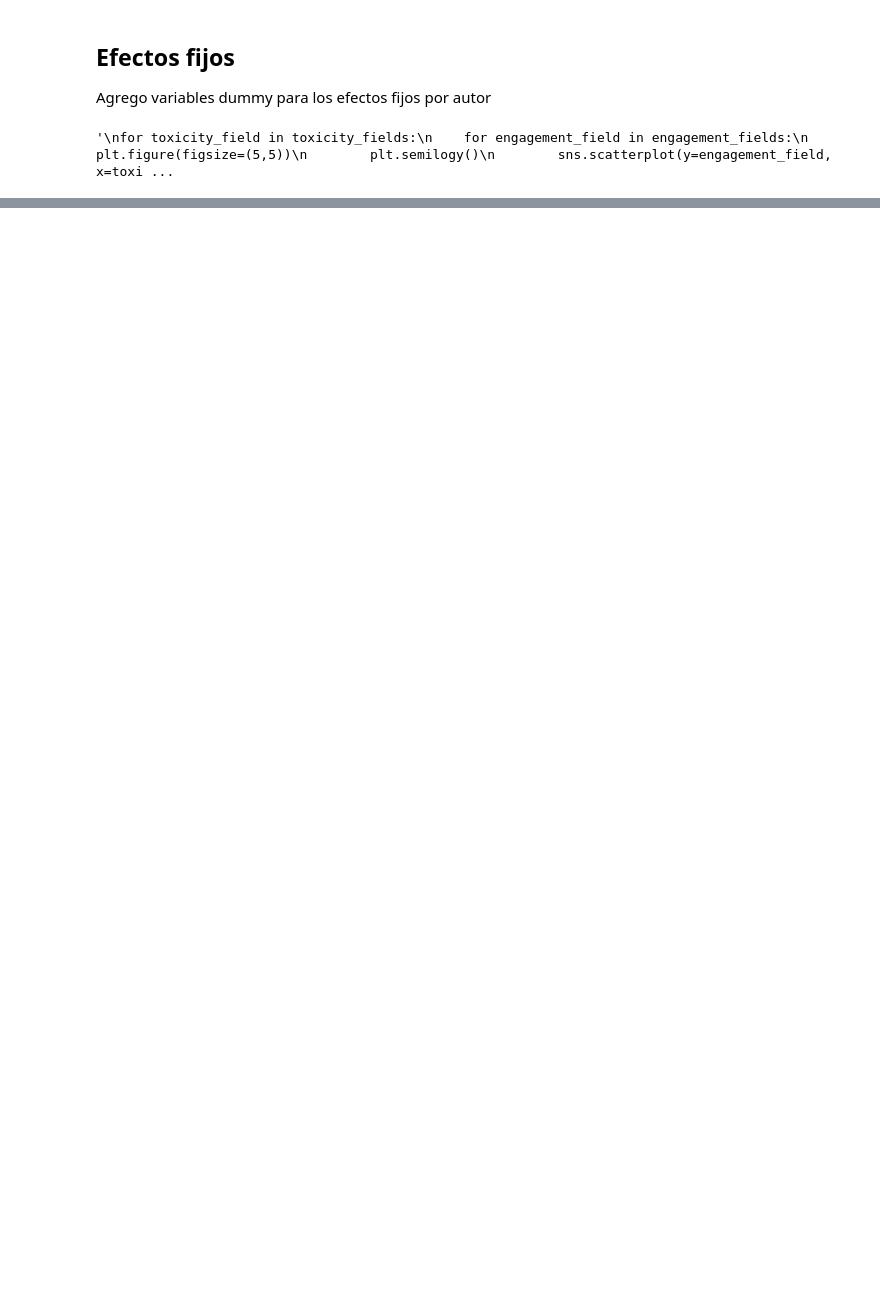
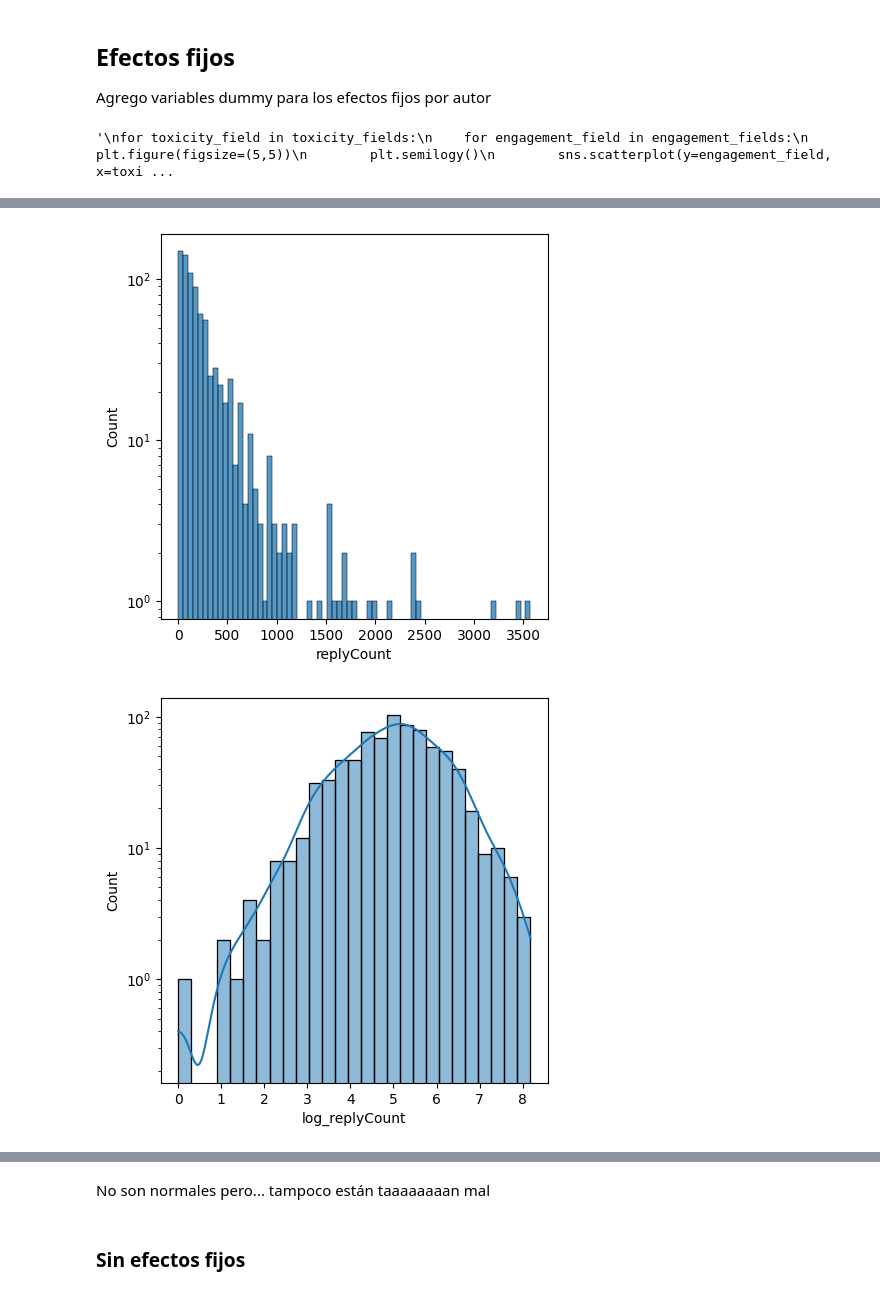
Before and after one commit to JoaquinLCalvo/THESIS-when-hate-pays, a Jupyter notebook: notebooks/Analisis JM.ipynb, the cells around one changed output, grey strips where cells are left out. Saved outputs shown, nothing was run; the diff lists cells and outputs as text; code cells hidden in the pictures; blank space fills up the shorter version.

```diff
--- a/notebooks/Analisis JM.ipynb
+++ b/notebooks/Analisis JM.ipynb
@@ -224,0 +171,13 @@ Sin efectos fijos y sin log
+# %%
+for engagement_field in engagement_fields:
+    plt.figure(figsize=(5,5))
+    plt.semilogy()
+    sns.histplot(data[engagement_field])
+
+    plt.figure(figsize=(5,5))
+    plt.semilogy()
+    sns.histplot(np.log(data[engagement_field]), kde=True)
+    plt.xlabel(f"log_{engagement_field}")
+# %% [output]
+[figure, added]
+[figure, added]
@@ -225 +192,5 @@ Sin efectos fijos y sin log
+# %% [markdown]
+No son normales pero... tampoco están taaaaaaaan mal
+# %% [markdown]
+### Sin efectos fijos
 # %%
```
Also changed, not shown: parts of 24 cells of this notebook, 1 other file.
